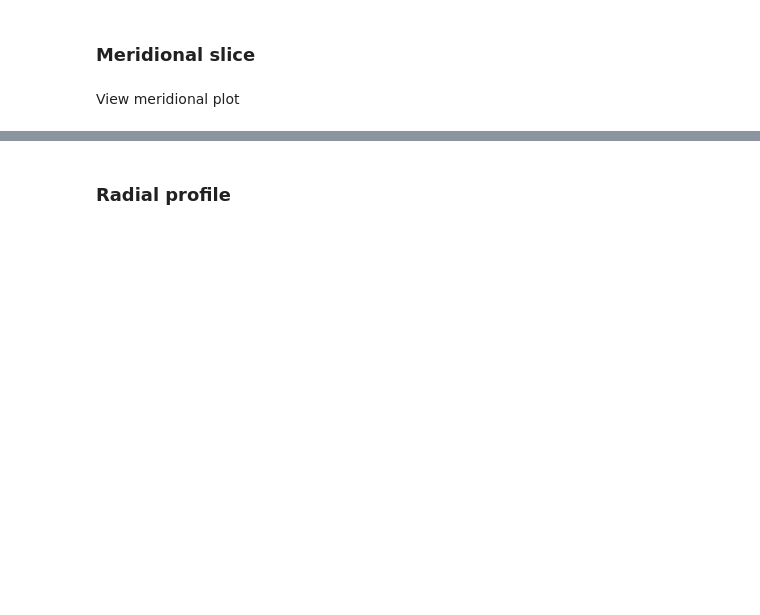
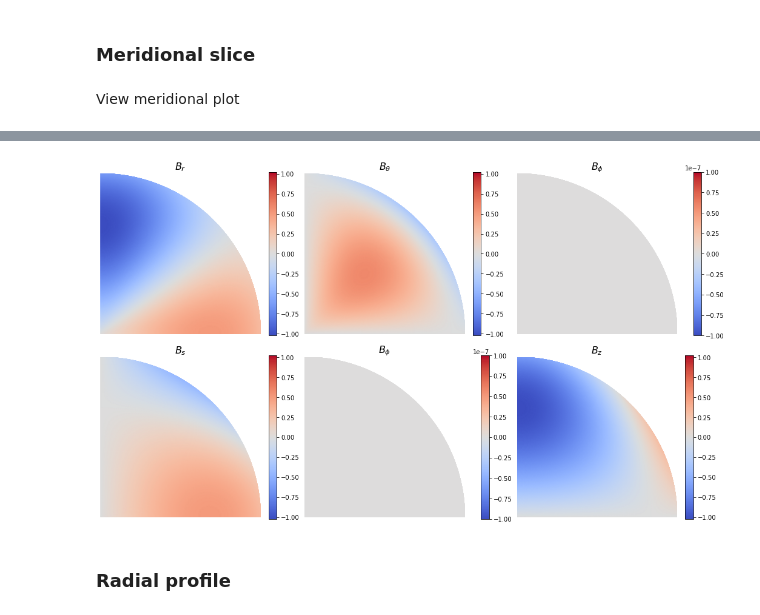
Before and after one commit to GentleMin/MCmodes, a Jupyter notebook: BL_processing.ipynb, the cells around one changed output, grey strips where cells are left out. Saved outputs shown, nothing was run; the diff lists cells and outputs as text; code cells hidden in the pictures; blank space fills up the shorter version.

```diff
--- a/BL_processing.ipynb
+++ b/BL_processing.ipynb
@@ -158,3 +253,64 @@ plt.show()
+# %%
+plot_fields = [
+    ['B_r', 'B_t', 'B_p'],
+    ['B_s', 'B_p', 'B_z'],
+]
+plot_fnames = [
+    [r"$B_r$", r"$B_\theta$", r"$B_\phi$"],
+    [r"$B_s$", r"$B_\phi$", r"$B_z$"],
+]
+
+save_name = "./runs/S1pi_Le1e-4_Lu2e+4_m1_parity_oppo/v_md_m3_ie01"
+save_name = None
+override = False
+
+force_symmetric_cmap = True
+
+max_norm = max([np.max(np.abs(fields_bg[fname])) for fname in fields_bg])
+
+
+nrows, ncols = len(plot_fields), len(plot_fields[0])
+fig, axes = plt.subplots(nrows=nrows, ncols=ncols, figsize=(ncols*4.8, nrows*4.2), layout='constrained')
+axes = np.atleast_2d(axes)
+
+for i_r in range(nrows):
+    for i_c in range(ncols):
+        fname = plot_fields[i_r][i_c]
+        ax = axes[i_r][i_c]
+        if fname is None:
+            ax.remove()
+            continue
+        field_plot = np.real(fields_bg[fname])
+        if np.abs(np.real(field_plot/max_norm)).max() > 1e-7:
+            normalizer = 1
+            if force_symmetric_cmap:
+                # climit = np.max(np.abs(field_plot/normalizer))
+                climit = max_norm
+                cm = ax.pcolormesh(X1, X2, field_plot/normalizer, shading="gouraud", cmap="coolwarm", vmin=-climit, vmax=+climit)
+                plt.colorbar(cm, ax=ax)
+            else:
+                cm = ax.pcolormesh(X1, X2, field_plot/normalizer, shading="gouraud", cmap="coolwarm")
+                plt.colorbar(cm, ax=ax)
+        else:
+            cm = ax.pcolormesh(X1, X2, field_plot/max_norm, shading="gouraud", cmap="coolwarm", vmin=-1e-7, vmax=+1e-7)
+            plt.colorbar(cm, ax=ax)
+
+        ax.set_title(plot_fnames[i_r][i_c], fontsize=16)
+        ax.set_aspect('equal', 'box')
+        # ax.grid()
+        ax.set_xlim([0, 1])
+        ax.set_ylim([0, 1])
+        ax.axis("off")
+
+if save_name is not None:
+    if os.path.exists(save_name + '.png') and not override:
+        print("File exists... aborting...")
+    else:
+        plt.savefig(save_name + '.png', format="png", dpi=150, bbox_inches="tight")
+
+plt.show()
+# %% [output]
+[figure, added]
 # %% [markdown]
 ### Radial profile
 # %%
```
Also changed, not shown: parts of 19 cells of this notebook, 13 other files.
